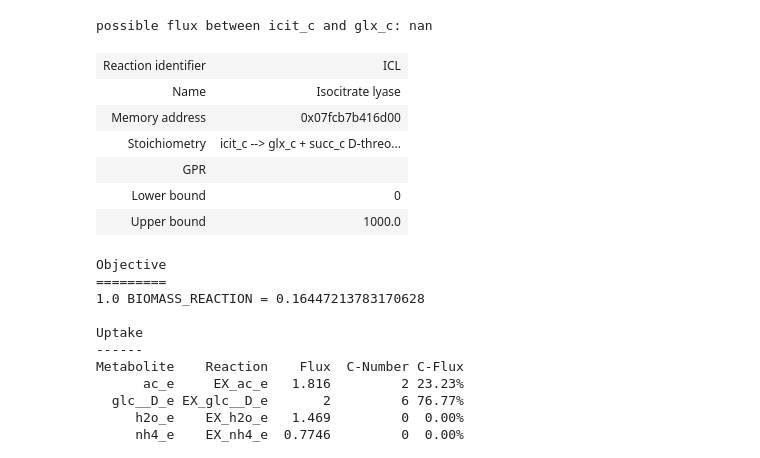
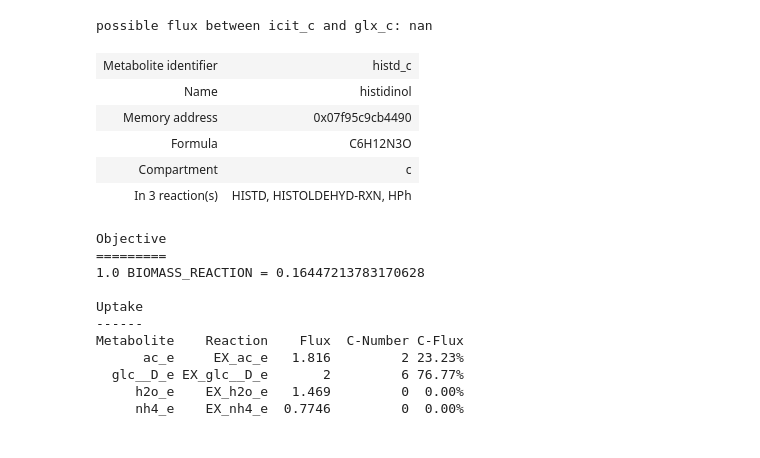
Before and after one commit to iAMB-RWTH-Aachen/Ustilago_maydis-GEM, a Jupyter notebook: code/AcetateBranchSims.ipynb, the cells around one changed output. Saved outputs shown, nothing was run; the diff lists cells and outputs as text; code cells hidden in the pictures.

```diff
--- a/code/AcetateBranchSims.ipynb
+++ b/code/AcetateBranchSims.ipynb
@@ -367,0 +360,16 @@ model.reactions.get_by_id('EX_for_e')
+# %%
+KO = ['MDH', 'HISTD', 'TRANS_Adenine_Nucleotide_Transporter']
+[print(model.reactions.get_by_id(myKO).reaction) for myKO in KO]
+GlcFlux = 56/6
+AceFlux = 44/2
+with model as model:
+    model.reactions.get_by_id('EX_glc__D_e').lower_bound = -GlcFlux
+    model.reactions.get_by_id('EX_ac_e').lower_bound = -AceFlux
+    [setattr(model.reactions.get_by_id(myKO), 'bounds',[0,0]) for myKO in KO]
+    model.objective = 'EX_itacon_e'
+    KOSol = model.optimize()
+Ctot = 6*KOSol.fluxes['EX_glc__D_e']+2*KOSol.fluxes['EX_ac_e']
+exp4all = KOSol.fluxes/np.abs(Ctot)*100
+print('#################################################################################')
+print(f'Normalized 100 C-flux for ratio index {ratio}')
+[print(f'{model.reactions.get_by_id(Rct).id} \t {model.reactions.get_by_id(Rct).reaction} \t {round(exp4all[Rct]*CDict[Rct])}') for Rct in RctFluxName];
@@ -405,16 +434,15 @@ print('possible flux between {} and {}: {}'.format(Met1, Met2, MetFluxConnect(mo
 # %% [output]
 possible flux between icit_c and glx_c: nan
 # %%
-model.reactions.get_by_id('ICL')
+model.metabolites.get_by_id('histd_c')
 # model.summary()
 # %% [output]
-| Reaction identifier | ICL |
-| Name | Isocitrate lyase |
-| Memory address | 0x07fcb7b416d00 |
-| Stoichiometry | icit_c --> glx_c + succ_c D-threo... |
-| GPR |  |
-| Lower bound | 0 |
-| Upper bound | 1000.0 |
+| Metabolite identifier | histd_c |
+| Name | histidinol |
+| Memory address | 0x07f95c9cb4490 |
+| Formula | C6H12N3O |
+| Compartment | c |
+| In 3 reaction(s) | HISTD, HISTOLDEHYD-RXN, HPh |
 # %%
 with model as model:
     model.reactions.get_by_id('EX_glc__D_e').lower_bound = -2
```
Also changed, not shown: parts of 5 cells of this notebook, 4 other files.
